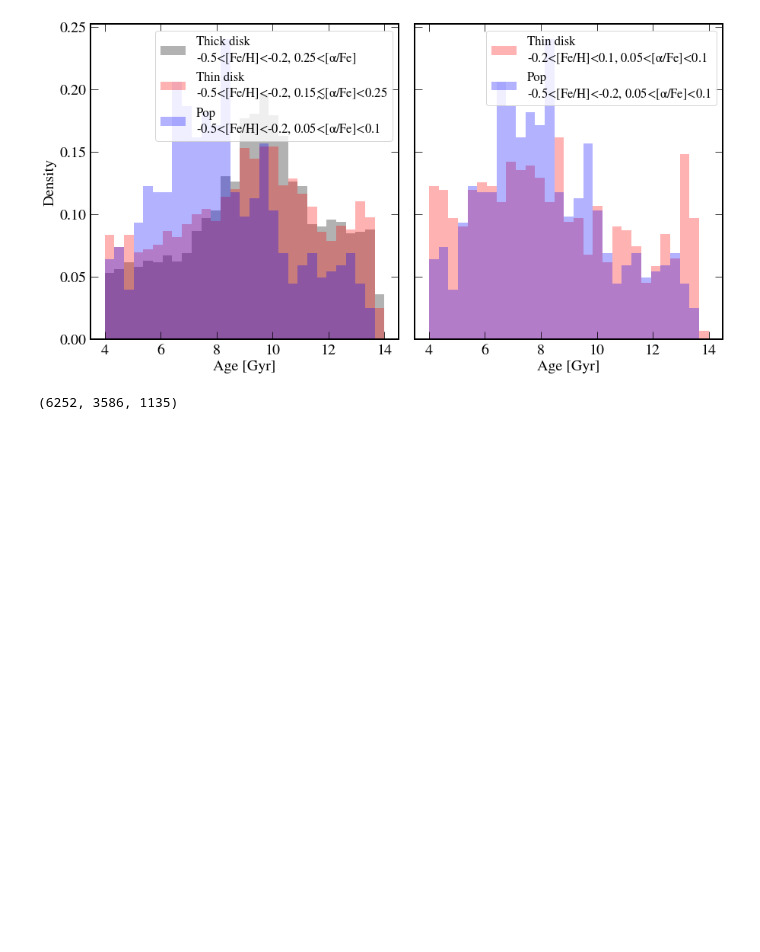
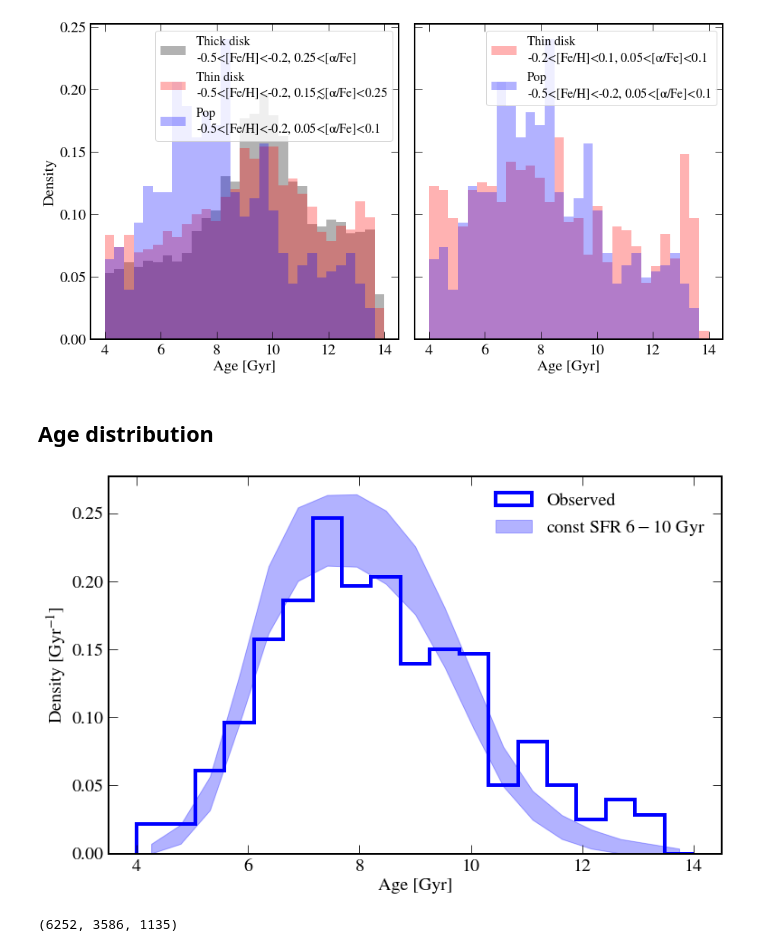
Before and after one commit to abonaca/mw_timing, a Jupyter notebook: notebooks/properties_noageprior.ipynb, the cells around one changed output. Drawn from its saved outputs; the diff is of its cells as text; code cells hidden in the pictures; blank space fills up the shorter version.

```diff
--- a/notebooks/properties_noageprior.ipynb
+++ b/notebooks/properties_noageprior.ipynb
@@ -226,6 +237,71 @@ plt.tight_layout()
 plt.savefig('../plots/ages_all.png')
 # %% [output]
 [figure]
+# %% [markdown]
+## Age distribution
+# %%
+age = 10**t['logAge']*1e-9
+age_lerr = age - 10**(t['logAge']-t['logAge_lerr'])*1e-9
+age_uerr = 10**(t['logAge']+t['logAge_uerr'])*1e-9 - age
+age_err = 0.5 * (age_lerr + age_uerr)
+age_err_cons = np.maximum(age_lerr, age_uerr)
+age_err_min = 1
+age_err_cons[age_err_cons<age_err_min] = age_err_min
+age_invar = (age_err_cons)**-2
+# %%
+ind_lowe = t['eccen_pot1']<0.3
+
+npop = np.sum(ind_safeage & ind_trap & ind_lowe)
+obs_pop = age[ind_safeage & ind_trap & ind_lowe]
+err_pop = age_err[ind_safeage & ind_trap & ind_lowe]
+
+np.random.seed(67294)
+
+abins = np.linspace(4,14,20)
+abcen = 0.5 * (abins[1:] + abins[:-1])
+
+nboot = 1000
+nbin = np.size(abins) - 1
+bcen = 0.5 * (abins[1:] + abins[:-1])
+h_age_pop = np.empty((nboot, nbin))
+
+
+
+for i in range(nboot):
+    # sample accreted halo from a flat distribution
+    model_pop = np.random.rand(npop)*4 + 6.
+    log_model_pop = np.log10(model_pop)
+    log_model_pop_conv = (np.random.randn(npop)*
+                          np.random.permutation(t['logAge_lerr'][ind_safeage & ind_trap & ind_lowe])
+                          + np.random.permutation(log_model_pop))
+    model_pop_conv = 10**log_model_pop_conv
+    h, be = np.histogram(model_pop_conv, bins=abins, density=True)
+    h_age_pop[i] = h
+
+model_pop_dn, model_pop_up = np.percentile(h_age_pop, [16,84], axis=0)
+
+
+plt.figure(figsize=(11,7))
+
+# plt.hist(obs_ins, bins=abins, color=orange, histtype='step', lw=4, density=True, label='In-situ halo')
+# # plt.fill_between(bcen, model_ins1_dn, model_ins1_up, color='darkorange', alpha=0.3, label='In-situ model (7.3 Gyr)')
+# plt.fill_between(bcen, model_ins_dn, model_ins_up, color=orange, alpha=0.3, label='In-situ model (8.3 Gyr)')
+# # plt.fill_between(bcen, model_ins2_dn, model_ins2_up, color='red', alpha=0.3, label='In-situ model (9.3 Gyr)')
+
+plt.hist(obs_pop, bins=abins, color='b', histtype='step', lw=4, density=True, label='Observed')
+plt.fill_between(bcen, model_pop_dn, model_pop_up, color='b', alpha=0.3, label='const SFR $6-10$ Gyr')
+
+# plt.hist(obs_low, bins=abins, color=pink, histtype='step', lw=4, density=True, label='Low $\\alpha$ disk')
+# plt.fill_between(bcen, model_low_dn, model_low_up, color=pink, alpha=0.3, label='Low $\\alpha$ model')
+
+plt.legend(loc=1, frameon=False)
+plt.xlabel('Age [Gyr]')
+plt.ylabel('Density [Gyr$^{-1}$]')
+
+plt.tight_layout()
+plt.savefig('../plots/low_alpha_const_sfh.png')
+# %% [output]
+[figure, added]
 # %%
 np.sum(ind_thick), np.sum(ind_thin), np.sum(ind_trap)
 # %% [output]
```
Also changed, not shown: parts of 3 cells of this notebook.
